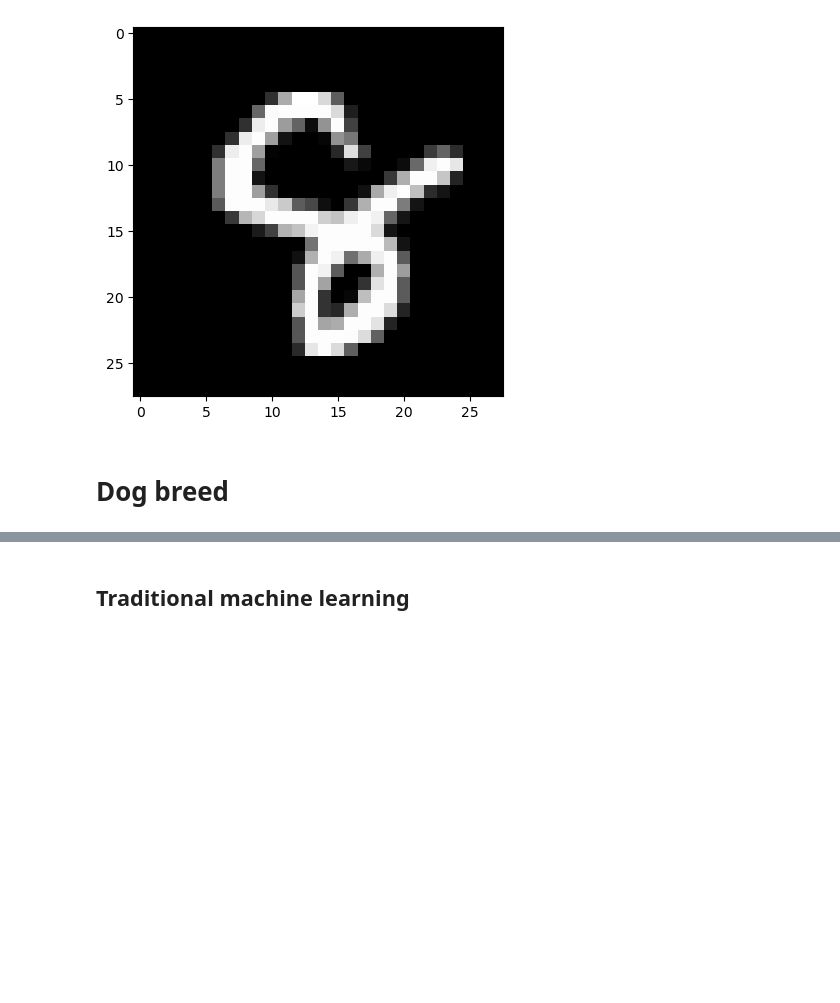
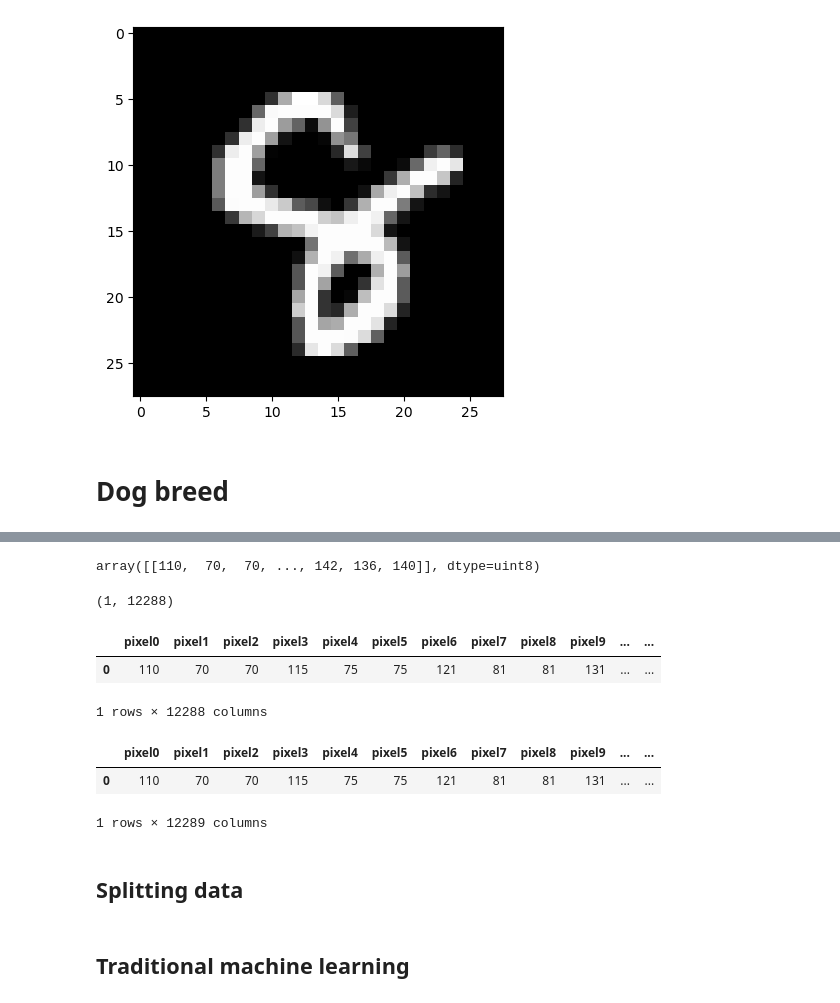
Before and after one commit to raydiwill/Computer-Vision-DSA-2023, a Jupyter notebook: Assignment 1/KhanhDuong_TRAN_Assignment_1.ipynb, the cells around one changed output, grey strips where cells are left out. Saved outputs shown, nothing was run; the diff lists cells and outputs as text; code cells hidden in the pictures; blank space fills up the shorter version.

```diff
--- a/Assignment 1/KhanhDuong_TRAN_Assignment_1.ipynb
+++ b/Assignment 1/KhanhDuong_TRAN_Assignment_1.ipynb
@@ -156,3 +264,42 @@ The digit is 8
+# %%
+array_img = img_to_array(img, dtype=np.uint8)
+array_img_t = array_img.flatten()
+array_img_t = array_img_t.reshape(1,-1)
+array_img_t
+#array_img.flatten().shape
+# %% [output]
+array([[110,  70,  70, ..., 142, 136, 140]], dtype=uint8)
+# %%
+array_img_t.shape
+# %% [output]
+(1, 12288)
+# %%
+column_names = [f'pixel{num}' for num in range(array_img_t.shape[1])]
+df_image = pd.DataFrame(array_img_t, columns=column_names)
+
+df_image.head()
+# %% [output]
+|  | pixel0 | pixel1 | pixel2 | pixel3 | pixel4 | pixel5 | pixel6 | pixel7 | pixel8 | pixel9 | ... | ... |
+| 0 | 110 | 70 | 70 | 115 | 75 | 75 | 121 | 81 | 81 | 131 | ... | ... |
+1 rows × 12288 columns
+# %%
+# Extract the filename without extension
+image_path = '../Assignment 1/dog-breed-identification/train/0a0c223352985ec154fd604d7ddceabd.jpg'
+
+# Find the corresponding label
+label = labels.loc[labels['path'] == image_path, 'breed'].values[0]
+
+# Add the label to the DataFrame
+df_image['label'] = label
+
+# Now df_image has the image data and the corresponding label
+df_image.head()
+# %% [output]
+|  | pixel0 | pixel1 | pixel2 | pixel3 | pixel4 | pixel5 | pixel6 | pixel7 | pixel8 | pixel9 | ... | ... |
+| 0 | 110 | 70 | 70 | 115 | 75 | 75 | 121 | 81 | 81 | 131 | ... | ... |
+1 rows × 12289 columns
+# %% [markdown]
+## Splitting data
 # %% [markdown]
 ## Traditional machine learning
 # %% [markdown]
```
Also changed, not shown: parts of 26 cells of this notebook.
